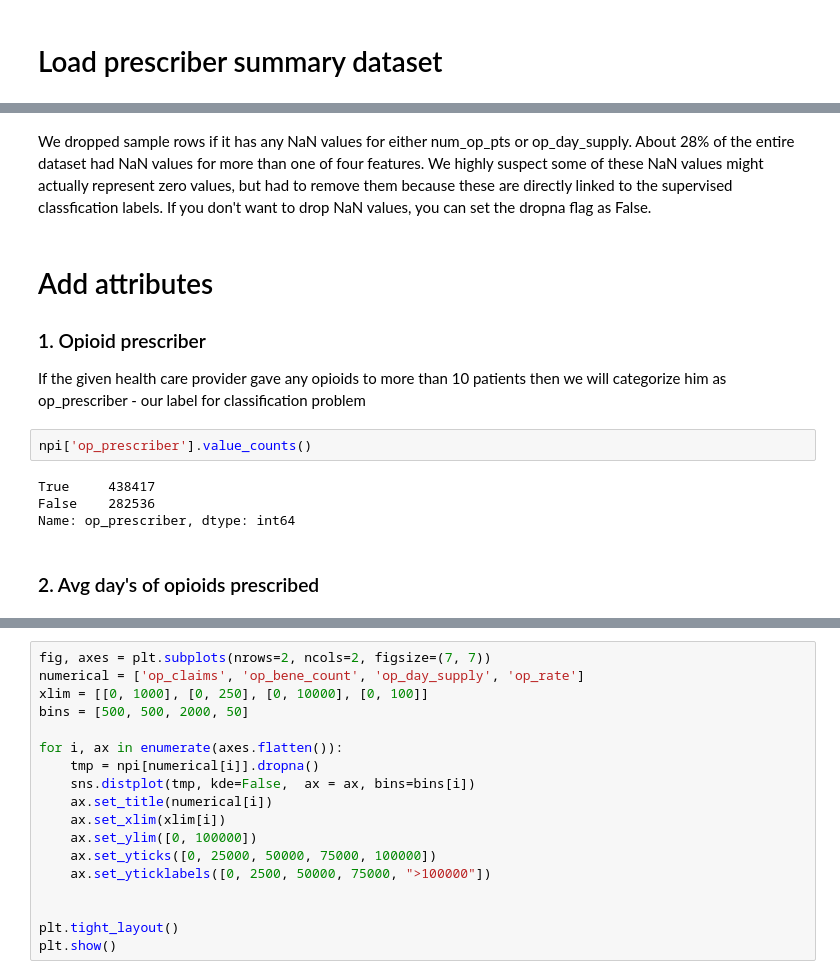
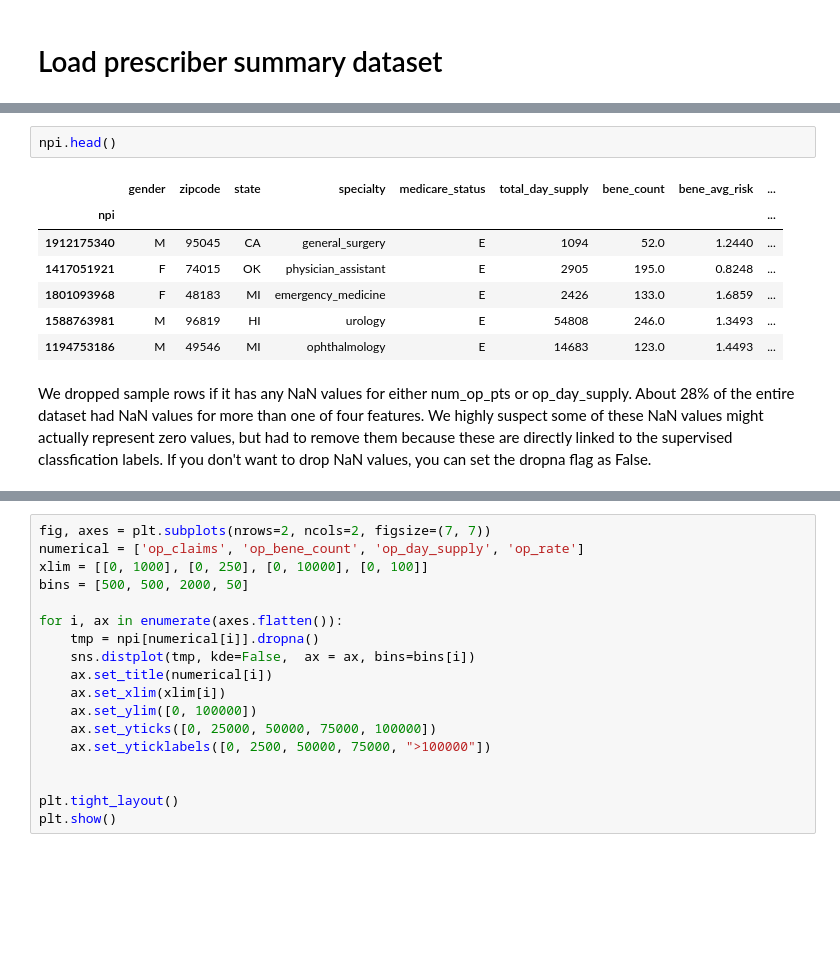
Before and after one commit to JennyLeeStat/Opioid, a Jupyter notebook: Opioid_data_preparation.ipynb, the cells around one changed output, grey strips where cells are left out. Cells and saved outputs as stored; diff of their text form; blank space fills up the shorter version.

```diff
--- a/Opioid_data_preparation.ipynb
+++ b/Opioid_data_preparation.ipynb
@@ -29,18 +31,14 @@ INFO successfully downloaded and uncompressed
 INFO prescriber summary dataset is prepared and
 INFO saved at dataset/PartD_Prescriber_PUF_NPI_15_clean.csv
+# %%
+npi.head()
+# %% [output]
+|  | gender | zipcode | state | specialty | medicare_status | total_day_supply | bene_count | bene_avg_risk | ... |
+| npi |  |  |  |  |  |  |  |  | ... |
+| 1912175340 | M | 95045 | CA | general_surgery | E | 1094 | 52.0 | 1.2440 | ... |
+| 1417051921 | F | 74015 | OK | physician_assistant | E | 2905 | 195.0 | 0.8248 | ... |
+| 1801093968 | F | 48183 | MI | emergency_medicine | E | 2426 | 133.0 | 1.6859 | ... |
+| 1588763981 | M | 96819 | HI | urology | E | 54808 | 246.0 | 1.3493 | ... |
+| 1194753186 | M | 49546 | MI | ophthalmology | E | 14683 | 123.0 | 1.4493 | ... |
 # %% [markdown]
 We dropped sample rows if it has any NaN values for either num_op_pts or op_day_supply. About 28% of the entire dataset had NaN values for more than one of four features. We highly suspect some of these NaN values might actually represent zero values, but had to remove them because these are directly linked to the supervised classfication labels. If you don't want to drop NaN values, you can set the dropna flag as False.
-# %% [markdown]
-
-# Add attributes
-
-### 1. Opioid prescriber
-If the given health care provider gave any opioids to more than 10 patients then we will categorize him as op_prescriber - our label for classification problem
-# %%
-npi['op_prescriber'].value_counts()
-# %% [output]
-True     438417
-False    282536
-Name: op_prescriber, dtype: int64
-# %% [markdown]
-### 2. Avg day's of opioids prescribed
```
Also changed, not shown: parts of 15 cells of this notebook, 7 other files.
